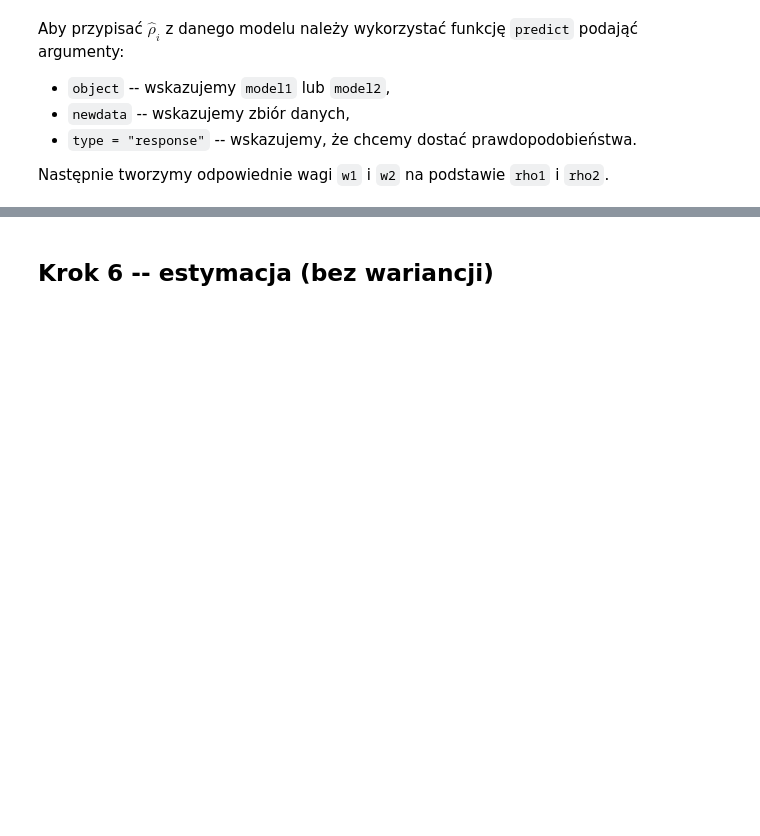
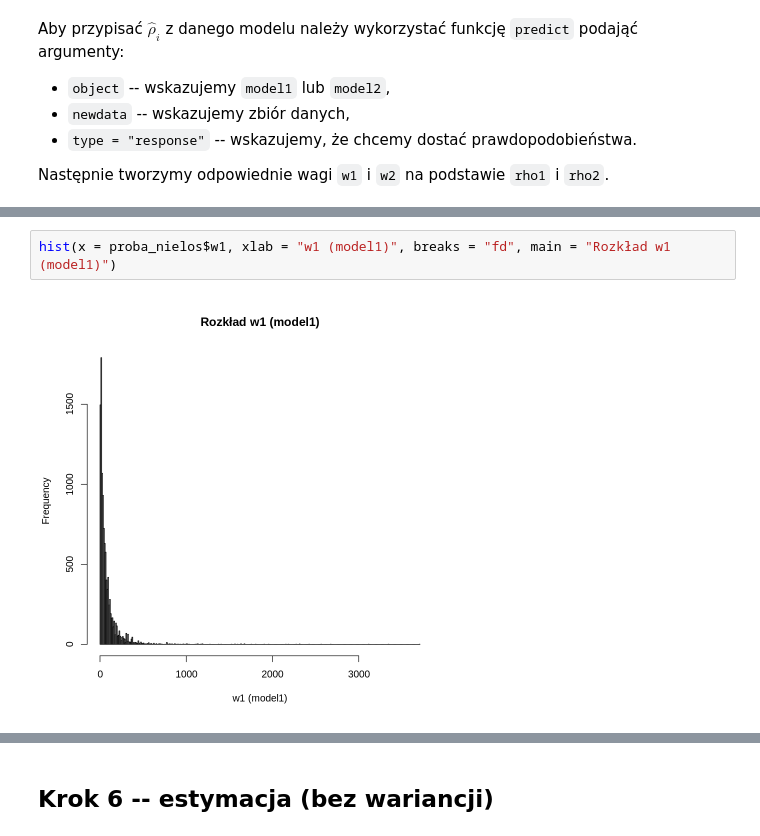
Before and after one commit to DepartmentOfStatisticsPUE/bi-2021, a Jupyter notebook: materialy-wyklady/bi_2021_04_19.ipynb, the cells around one changed output, grey strips where cells are left out. Cells and saved outputs as stored; diff of their text form; blank space fills up the shorter version.

```diff
--- a/materialy-wyklady/bi_2021_04_19.ipynb
+++ b/materialy-wyklady/bi_2021_04_19.ipynb
@@ -272,0 +283,4 @@ A data.frame: 6 × 14
+# %%
+hist(x = proba_nielos$w1, xlab = "w1 (model1)", breaks = "fd", main = "Rozkład w1 (model1)")
+# %% [output]
+[figure, added]
```
Also changed, not shown: parts of 4 cells of this notebook.
